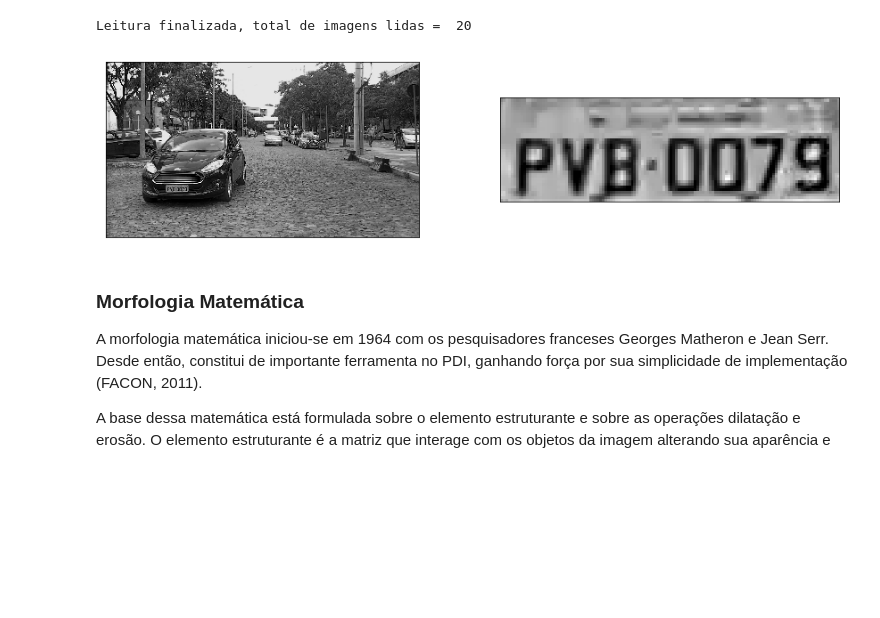
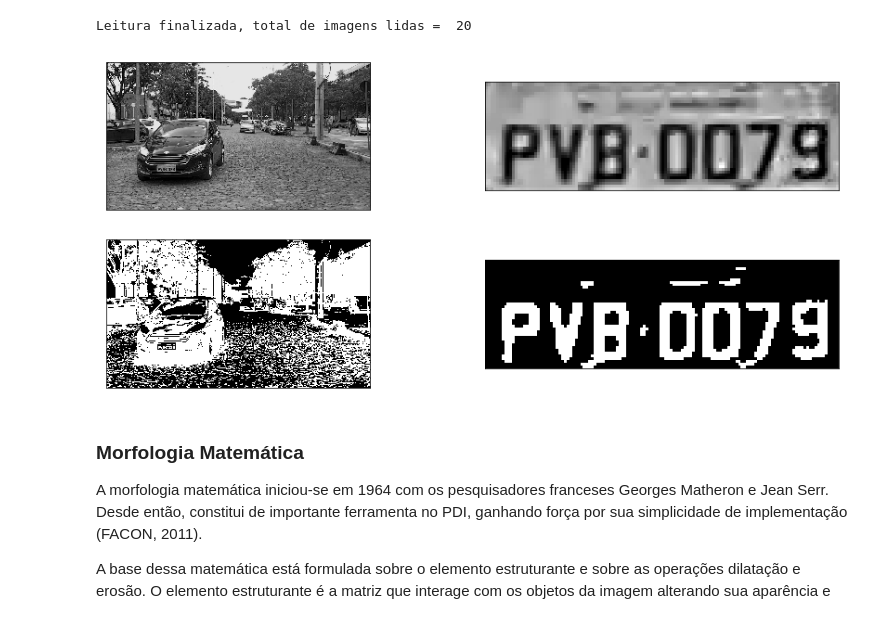
Before and after one commit to LuizPitaAlmeida/GUIA_PDI_PYTHON_ALPR, a Jupyter notebook: Guia/Notebook9-OperadoresMorfologicos.ipynb, the cells around one changed output. Drawn from its saved outputs; the diff is of its cells as text; code cells hidden in the pictures; blank space fills up the shorter version.

```diff
--- a/Guia/Notebook9-OperadoresMorfologicos.ipynb
+++ b/Guia/Notebook9-OperadoresMorfologicos.ipynb
@@ -94,12 +94,17 @@ Leitura finalizada, total de imagens lidas =  20
 # %%
 # Utilizando somente a imagem 0
 im_car = img[0]
 im_plate = im_car[760:800,370:500] #Recorte da placa para a imagem 8
 
-plt.figure(figsize=[15,8])
-pdiguide_show([im_car,im_plate],2)
+#limiarizacao
+_,bin_car = cv2.threshold(im_car,0,255,cv2.THRESH_BINARY+cv2.THRESH_OTSU)
+_,bin_plate = cv2.threshold(im_plate,0,255,cv2.THRESH_BINARY_INV+cv2.THRESH_OTSU)
+#para efeito de comparacao invertemos a imagem da placa
+
+plt.figure(figsize=[15,10])
+pdiguide_show([im_car,im_plate,bin_car,bin_plate],2)
 # %% [output]
-[figure, old version]
+[figure, new version]
 # %% [markdown]
 ### Morfologia Matemática
 
```
Also changed, not shown: parts of 9 cells of this notebook.
